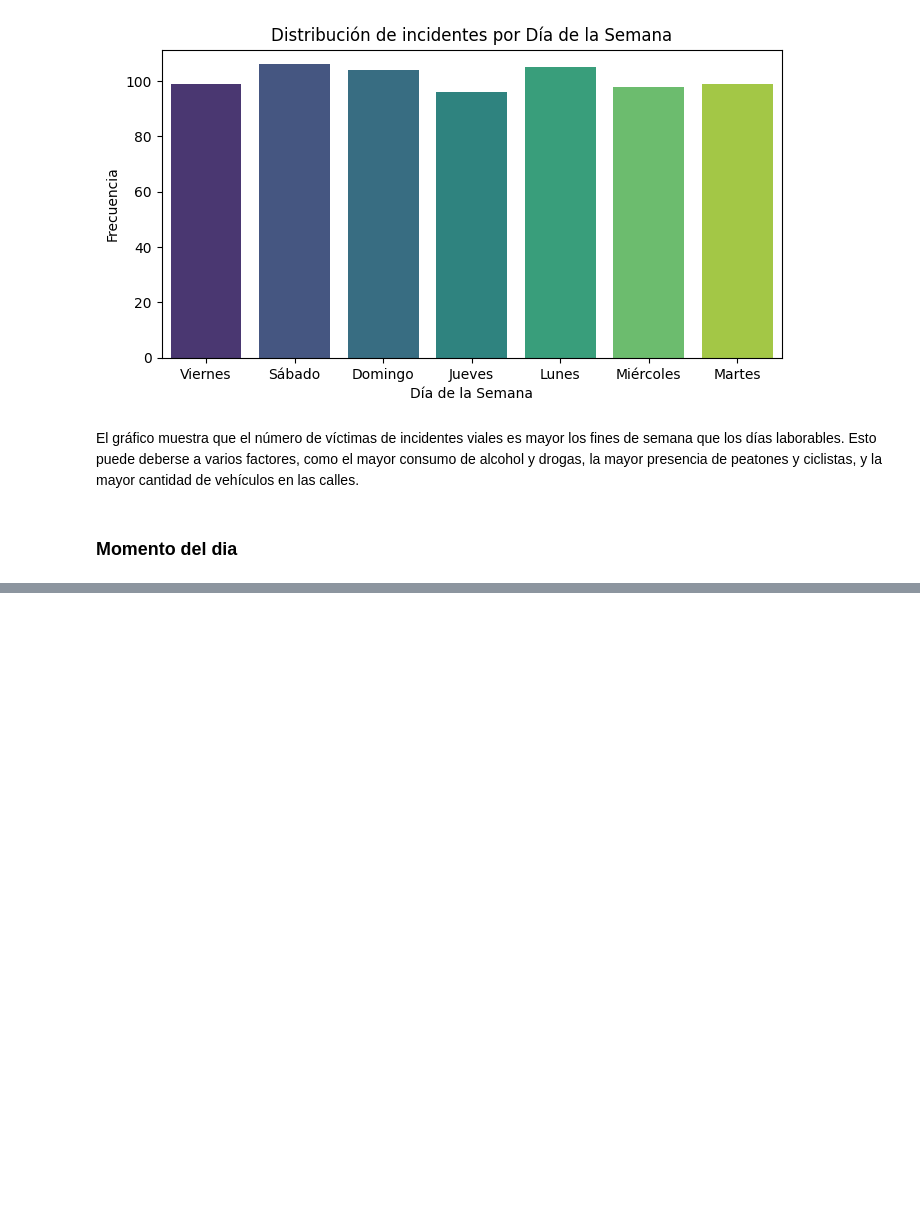
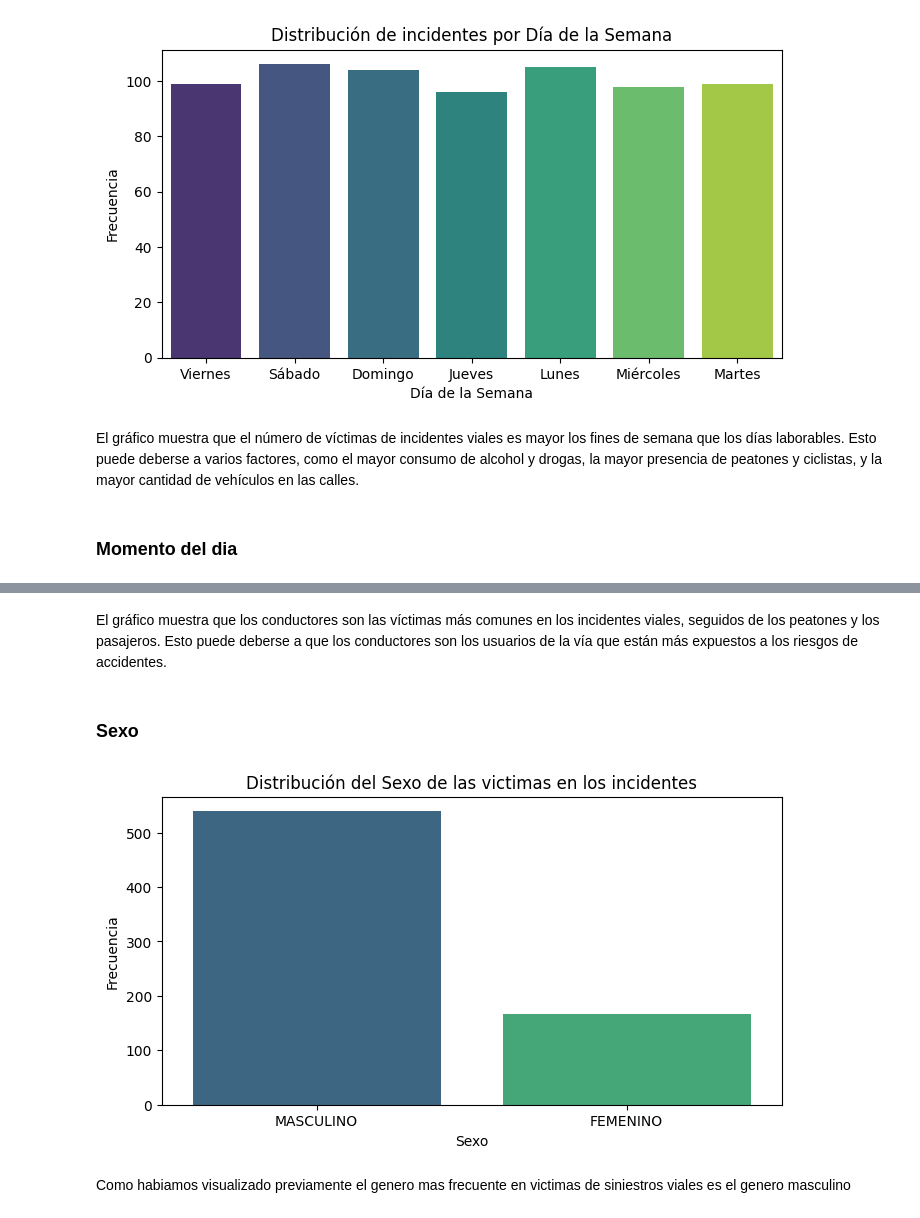
Before and after one commit to ASGuzman/PI2_Siniestros_Viales, a Jupyter notebook: EDA.ipynb, the cells around one changed output, grey strips where cells are left out. Drawn from its saved outputs; the diff is of its cells as text; code cells hidden in the pictures; blank space fills up the shorter version.

```diff
--- a/EDA.ipynb
+++ b/EDA.ipynb
@@ -239,0 +262,17 @@ El gráfico muestra que el número de víctimas de incidentes viales es mayor lo
+# %% [markdown]
+El gráfico muestra que los conductores son las víctimas más comunes en los incidentes viales, seguidos de los peatones y los pasajeros. Esto puede deberse a que los conductores son los usuarios de la vía que están más expuestos a los riesgos de accidentes.
+# %% [markdown]
+### Sexo
+# %%
+df_sexo_filtrado = df_siniestros[df_siniestros["Sexo"] != "SD"]
+
+plt.figure(figsize=(8, 4))
+sns.countplot(x="Sexo", data=df_sexo_filtrado, palette="viridis")
+plt.title("Distribución del Sexo de las victimas en los incidentes")
+plt.xlabel("Sexo")
+plt.ylabel("Frecuencia")
+plt.show()
+# %% [output]
+[figure, added]
+# %% [markdown]
+Como habiamos visualizado previamente el genero mas frecuente en victimas de siniestros viales es el genero masculino
```
Also changed, not shown: parts of 4 cells of this notebook.
